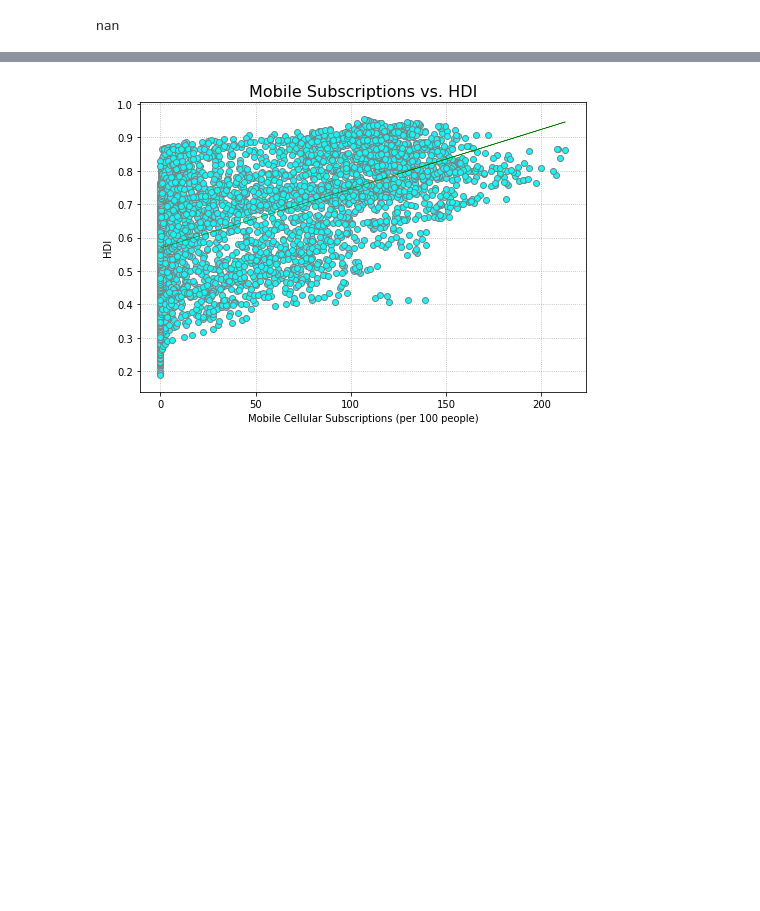
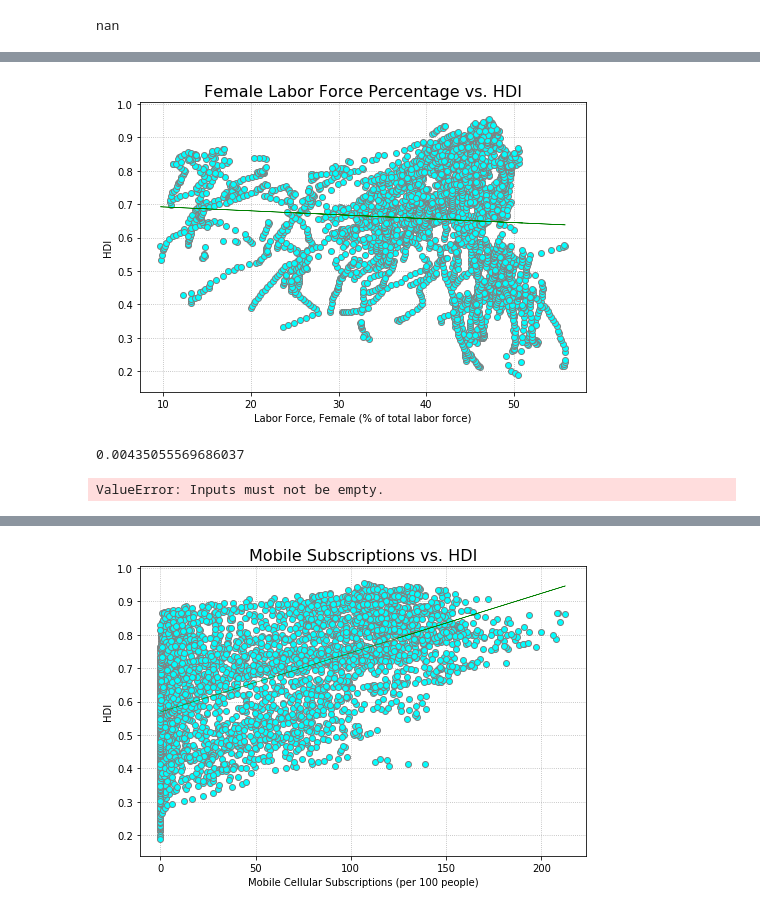
Before and after one commit to linmck/finalproject, a Jupyter notebook: Predict_HDI.ipynb, the cells around one changed output, grey strips where cells are left out. Cells and saved outputs as stored; diff of their text form; code cells hidden in the pictures; blank space fills up the shorter version.

```diff
--- a/Predict_HDI.ipynb
+++ b/Predict_HDI.ipynb
@@ -666,0 +699,63 @@ print(r_value**2)
+# %%
+#Create Female Labor Force Percentage v. HDI chart
+gender_3_values = secondary_indicators_gender.loc[(secondary_indicators_gender['indicator_name']=='Labor force, female (% of total labor force)')]
+
+# defining variables
+x = gender_3_values['value']
+y = gender_3_values['hdi']
+
+# linear regression stats and fitline
+slope, intercept, r_value, p_value, _ = stats.linregress(x,y)
+fit = intercept + slope*(np.array(x))
+
+# Scatter plot
+fig, ax = plt.subplots(figsize = (7,5))
+ax.scatter(x, y, color='aqua', edgecolor='grey', zorder=2)
+plt.plot(x, fit, 'black', label='fitted line', linewidth=0.6, color='green')
+plt.grid(linestyle='dotted', zorder=0)
+
+plt.xlabel('Labor Force, Female (% of total labor force)')
+plt.ylabel('HDI')
+plt.title("Female Labor Force Percentage vs. HDI", fontsize=16)
+
+# Show the figure
+plt.tight_layout()
+img_path = os.path.join('resources/images', 'Female_Labor_Force.png')
+plt.savefig(img_path)
+plt.show()
+
+print(r_value**2)
+# %% [output]
+[figure, added]
+0.00435055569686037
+# %%
+#Create Primary School enrollment Gender parity index (GPI) v. HDI chart
+gender_4_values = secondary_indicators_gender.loc[(secondary_indicators_gender['indicator_name']=='School enrollment, primary (gross), gender parity index (GPI)')]
+
+# defining variables
+x = gender_4_values['value']
+y = gender_4_values['hdi']
+
+# linear regression stats and fitline
+slope, intercept, r_value, p_value, _ = stats.linregress(x,y)
+fit = intercept + slope*(np.array(x))
+
+# Scatter plot
+fig, ax = plt.subplots(figsize = (7,5))
+ax.scatter(x, y, color='aqua', edgecolor='grey', zorder=2)
+plt.plot(x, fit, 'black', label='fitted line', linewidth=0.6, color='green')
+plt.grid(linestyle='dotted', zorder=0)
+
+plt.xlabel('Primary School Enrollment (Gross), Gender Parity Index (GPI)')
+plt.ylabel('HDI')
+plt.title("Primary School Enrollment Gender Parity Index vs. HDI", fontsize=16)
+
+# Show the figure
+plt.tight_layout()
+img_path = os.path.join('resources/images', 'Primary_GPI.png')
+plt.savefig(img_path)
+plt.show()
+
+print(r_value**2)
+# %% [output]
+ValueError: Inputs must not be empty.
```
Also changed, not shown: parts of 7 cells of this notebook, 6 other files.
